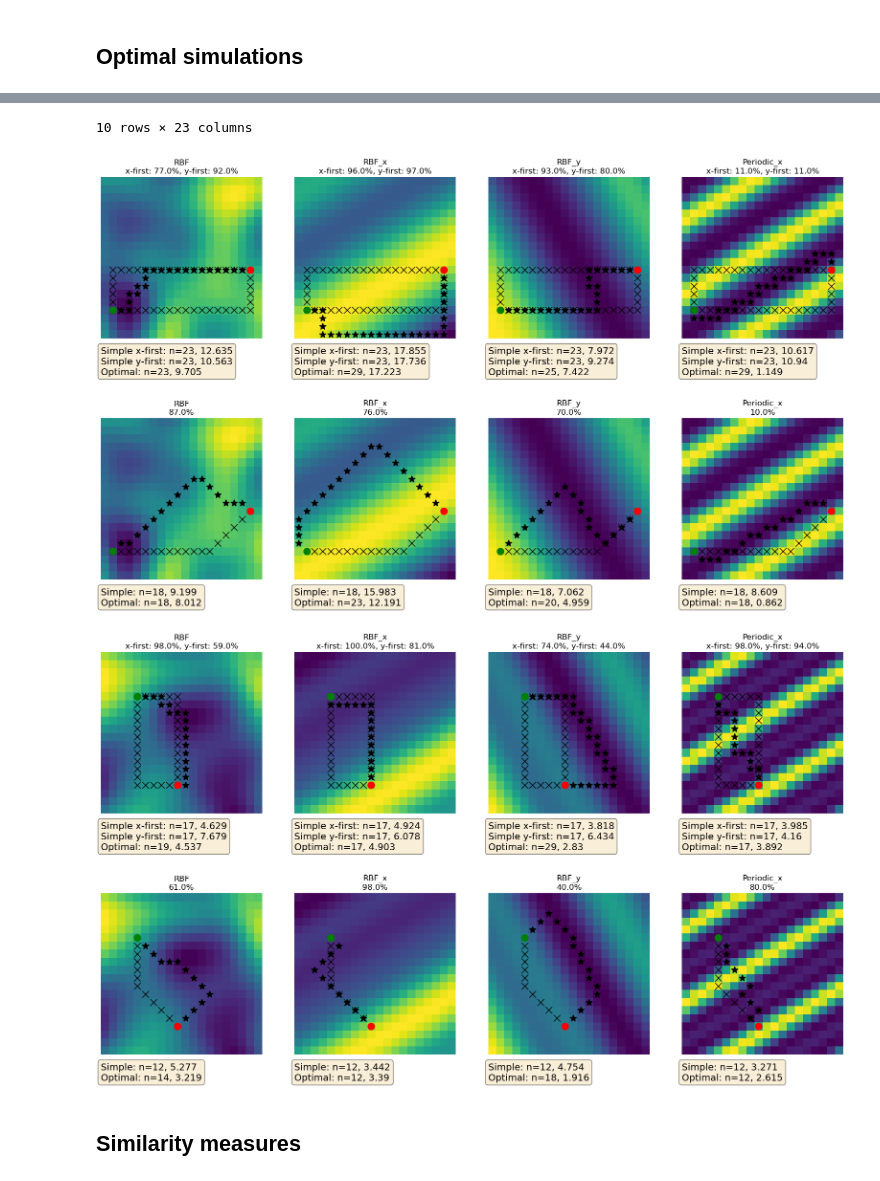
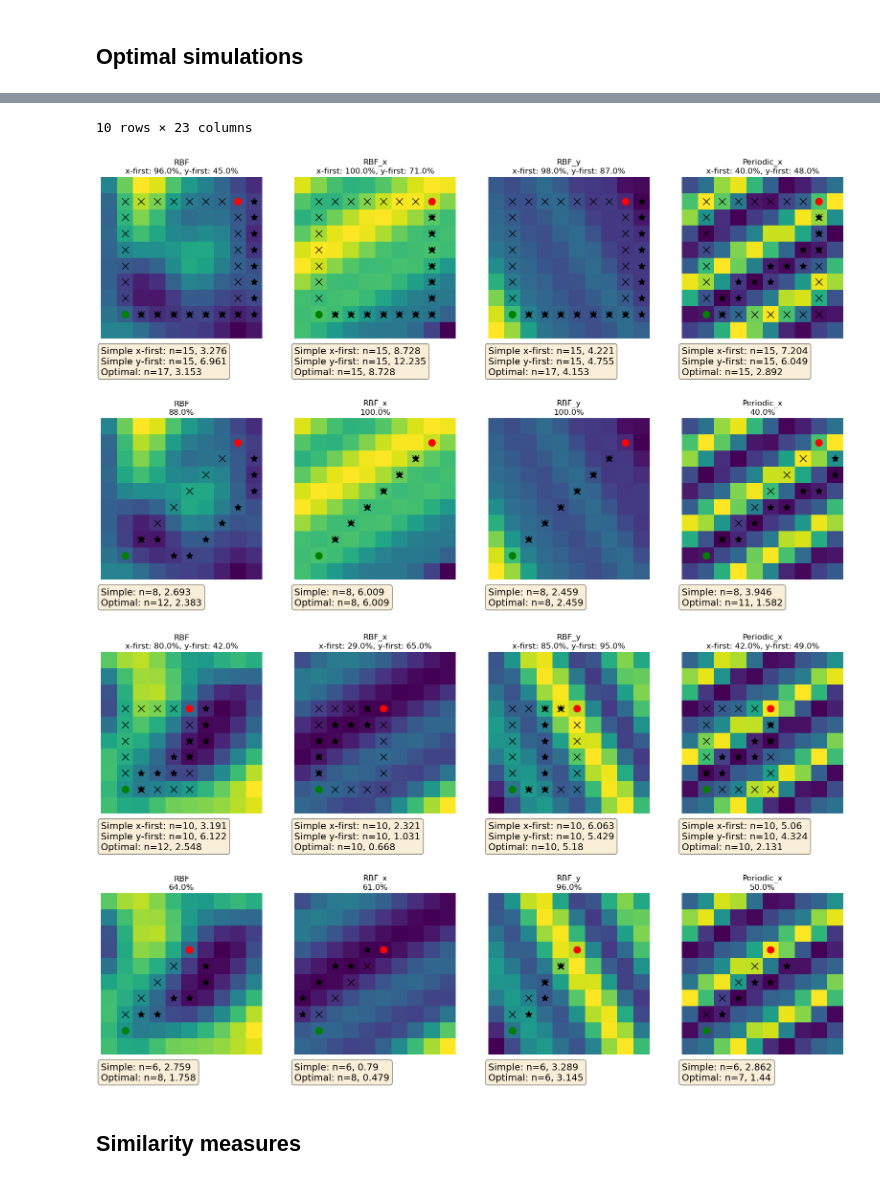
Before and after one commit to tgham/context_exploration, a Jupyter notebook: GP_worlds.ipynb, the cells around one changed output, grey strips where cells are left out. Drawn from its saved outputs; the diff is of its cells as text; code cells hidden in the pictures.

```diff
--- a/GP_worlds.ipynb
+++ b/GP_worlds.ipynb
@@ -265,7 +265,7 @@ importlib.reload(plotter)
 from plotter import *
 
 # ## inititialise the GP
-N = 20
+N = 10
 c = [1]
 scale = [1]
 theta = [0]
@@ -537,6 +537,6 @@ display(df_gp.head(10))
 10 rows × 23 columns
-[figure, old version]
+[figure, new version]
-[figure, old version]
+[figure, new version]
 # %% [markdown]
 ## Similarity measures
 # %%
```
Also changed, not shown: parts of 4 cells of this notebook, 1 other file.
